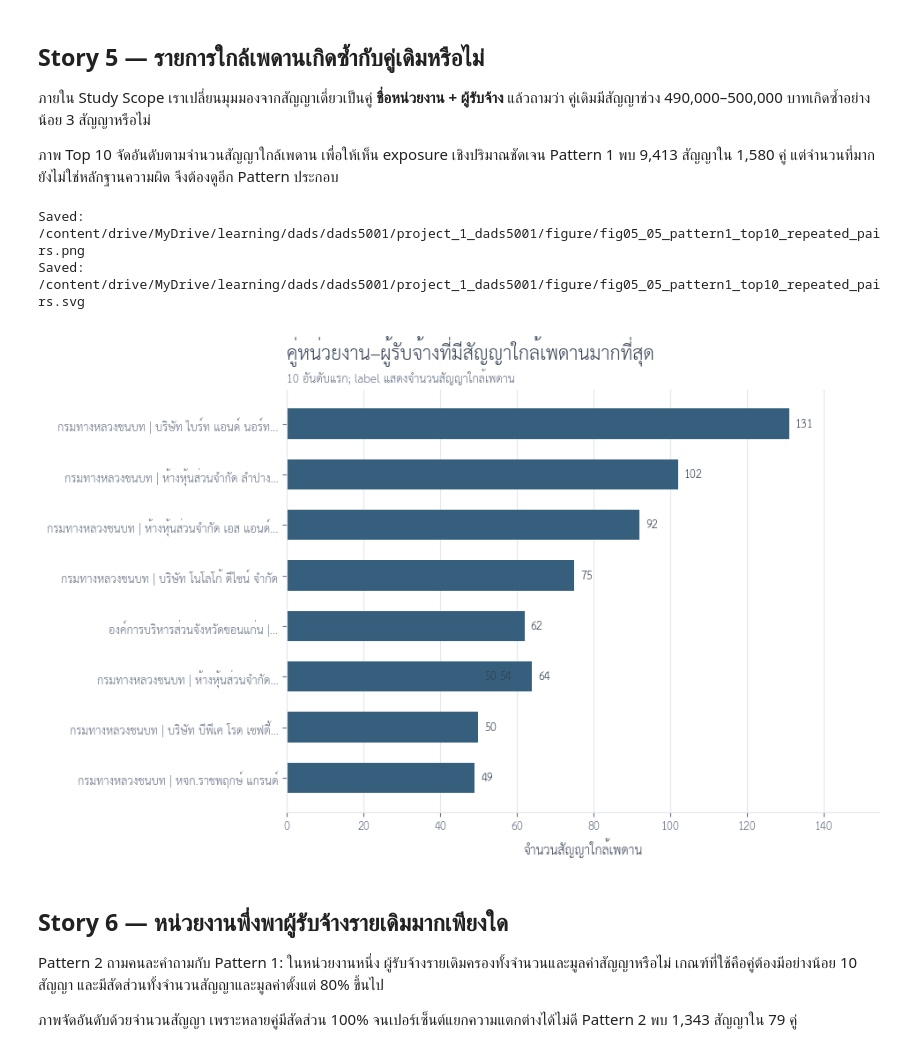
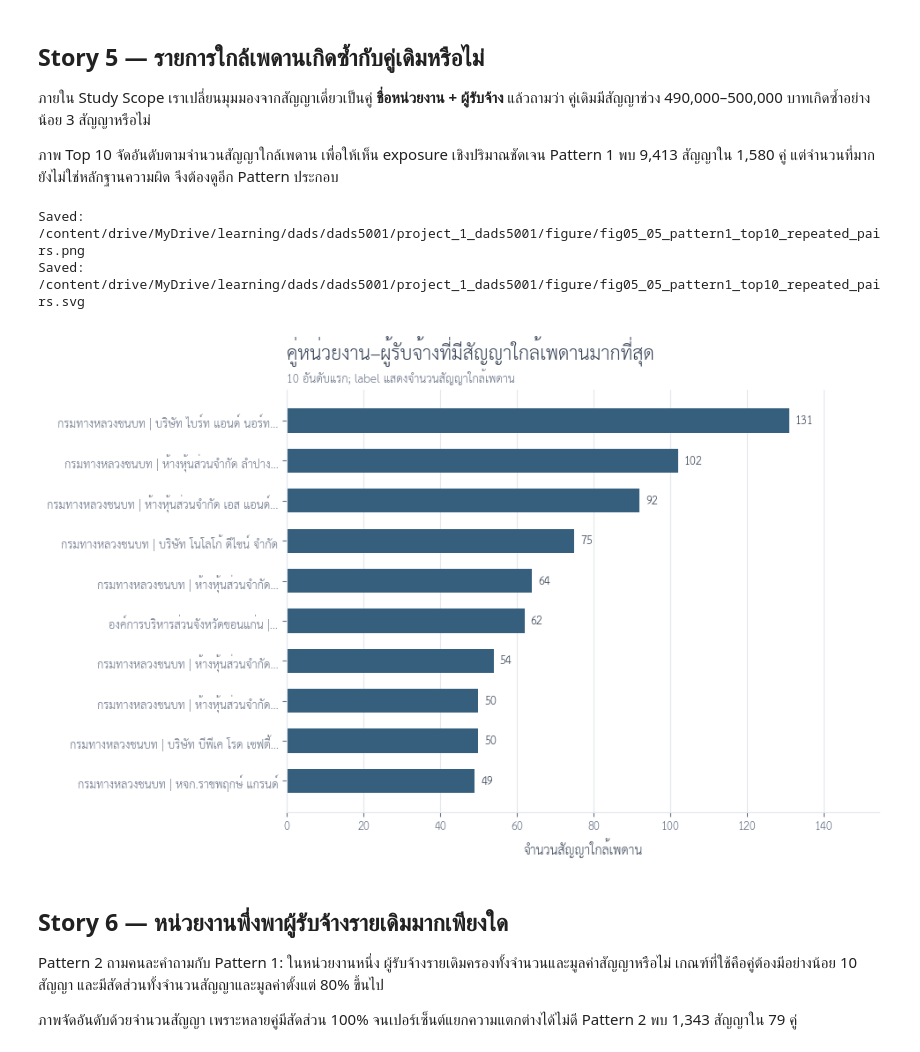
Before and after one commit to mdanmek/nida-dads-notes, a Jupyter notebook: dads5001-data-tools/project/eda/05_construction_storytelling_visuals_2569.ipynb, the cells around one changed output. Drawn from its saved outputs; the diff is of its cells as text; code cells hidden in the pictures.

```diff
--- a/dads5001-data-tools/project/eda/05_construction_storytelling_visuals_2569.ipynb
+++ b/dads5001-data-tools/project/eda/05_construction_storytelling_visuals_2569.ipynb
@@ -871,8 +871,11 @@ Saved: /content/drive/MyDrive/learning/dads/dads5001/project_1_dads5001/figure/f
 top_repeated_pairs = (
     repeated_pairs
     .sort_values(
-        ['จำนวนสัญญาใกล้เพดาน', 'สัดส่วนจำนวนใกล้เพดาน (%)'],
-        ascending=False
+        [
+            'จำนวนสัญญาใกล้เพดาน',
+            'สัดส่วนจำนวนใกล้เพดาน (%)'
+        ],
+        ascending=[False, False]
     )
     .head(10)
     .copy()
@@ -890,50 +893,76 @@ top_repeated_pairs['คู่หน่วยงาน–ผู้รับจ้
     )
 ]
 
-plot_data = top_repeated_pairs.iloc[::-1]
+# กลับลำดับ เพื่อให้อันดับ 1 อยู่ด้านบน
+plot_data = top_repeated_pairs.iloc[::-1].reset_index(drop=True)
+
+# ใช้ตำแหน่งตัวเลขแทนข้อความโดยตรง
+# ทำให้ label ซ้ำกันได้โดยแท่งไม่ซ้อนกัน
+y_positions = np.arange(len(plot_data))
 
 fig, ax = plt.subplots(figsize=FIG_SIZE)
 
 bars = ax.barh(
-    plot_data['คู่หน่วยงาน–ผู้รับจ้าง'],
+    y_positions,
     plot_data['จำนวนสัญญาใกล้เพดาน'],
     color=COLORS['primary'],
     height=0.60
+)
+
+ax.set_yticks(y_positions)
+ax.set_yticklabels(
+    plot_data['คู่หน่วยงาน–ผู้รับจ้าง'],
+    fontsize=9
 )
 
 ax.bar_label(
     bars,
     labels=[
         f'{count:,.0f}'
         for count in plot_data['จำนวนสัญญาใกล้เพดาน']
     ],
     padding=5,
     fontsize=9,
     color=COLORS['text']
 )
 
-ax.set_title('คู่หน่วยงาน–ผู้รับจ้างที่มีสัญญาใกล้เพดานมากที่สุด', pad=24)
-add_subtitle(ax, '10 อันดับแรก; label แสดงจำนวนสัญญาใกล้เพดาน')
+ax.set_title(
+    'คู่หน่วยงาน–ผู้รับจ้างที่มีสัญญาใกล้เพดานมากที่สุด',
+    pad=24
+)
+
+add_subtitle(
+    ax,
+    '10 อันดับแรก; label แสดงจำนวนสัญญาใกล้เพดาน'
+)
+
 ax.set_xlabel('จำนวนสัญญาใกล้เพดาน')
 ax.set_ylabel('')
+
 ax.set_xlim(
     0,
     plot_data['จำนวนสัญญาใกล้เพดาน'].max() * 1.18
 )
+
 clean_axis(ax, grid_axis='x')
 
 fig.subplots_adjust(
     left=0.40,
     right=0.96,
     top=0.83,
     bottom=0.12
 )
-save_figure(fig, 'fig05_05_pattern1_top10_repeated_pairs')
+
+save_figure(
+    fig,
+    'fig05_05_pattern1_top10_repeated_pairs'
+)
+
 plt.show()
 # %% [output]
 Saved: /content/drive/MyDrive/learning/dads/dads5001/project_1_dads5001/figure/fig05_05_pattern1_top10_repeated_pairs.png
 Saved: /content/drive/MyDrive/learning/dads/dads5001/project_1_dads5001/figure/fig05_05_pattern1_top10_repeated_pairs.svg
-[figure, old version]
+[figure, new version]
 # %% [markdown]
 ## Story 6 — หน่วยงานพึ่งพาผู้รับจ้างรายเดิมมากเพียงใด
 
```
Also changed, not shown: parts of 1 cell of this notebook.
